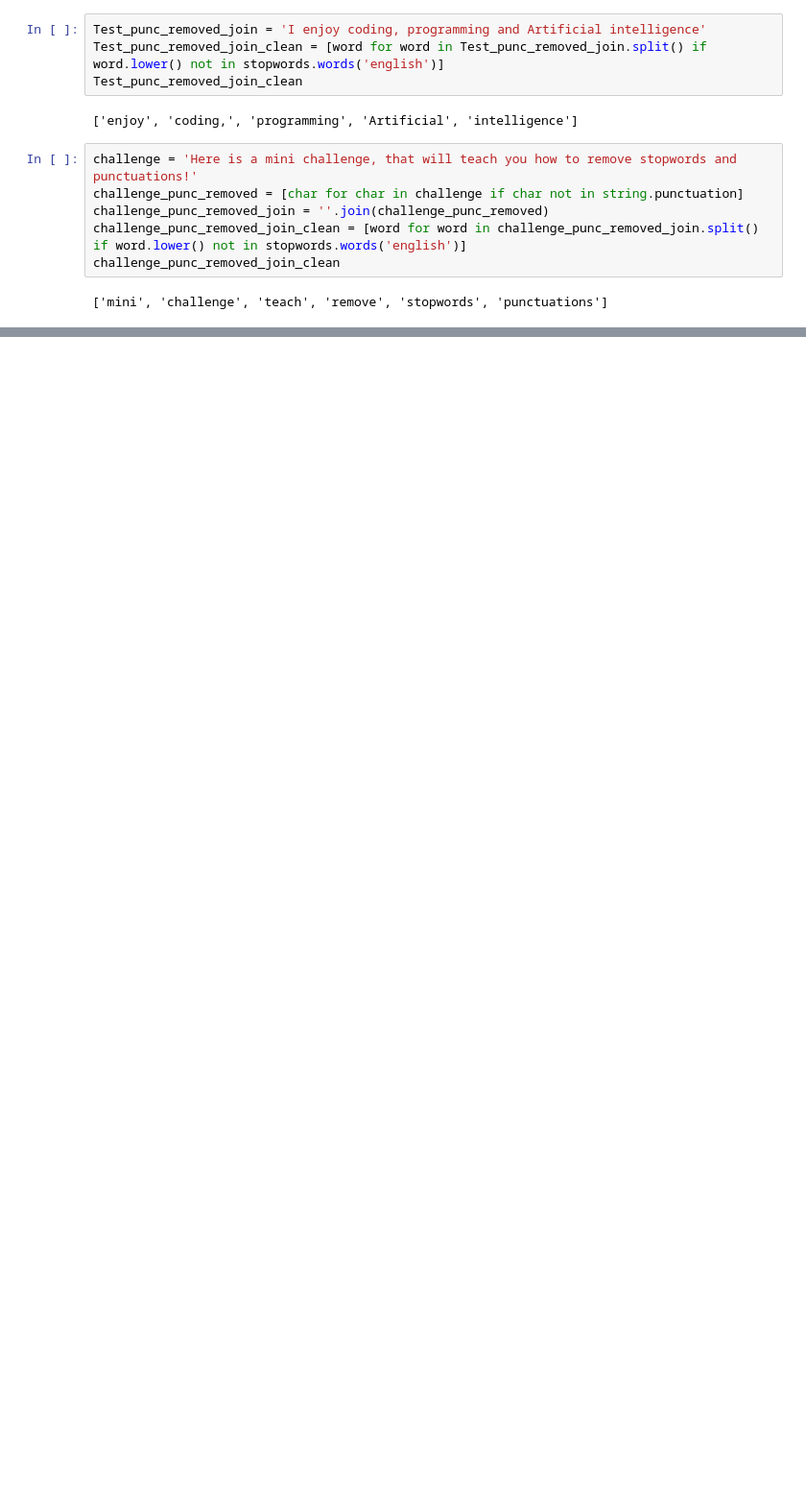
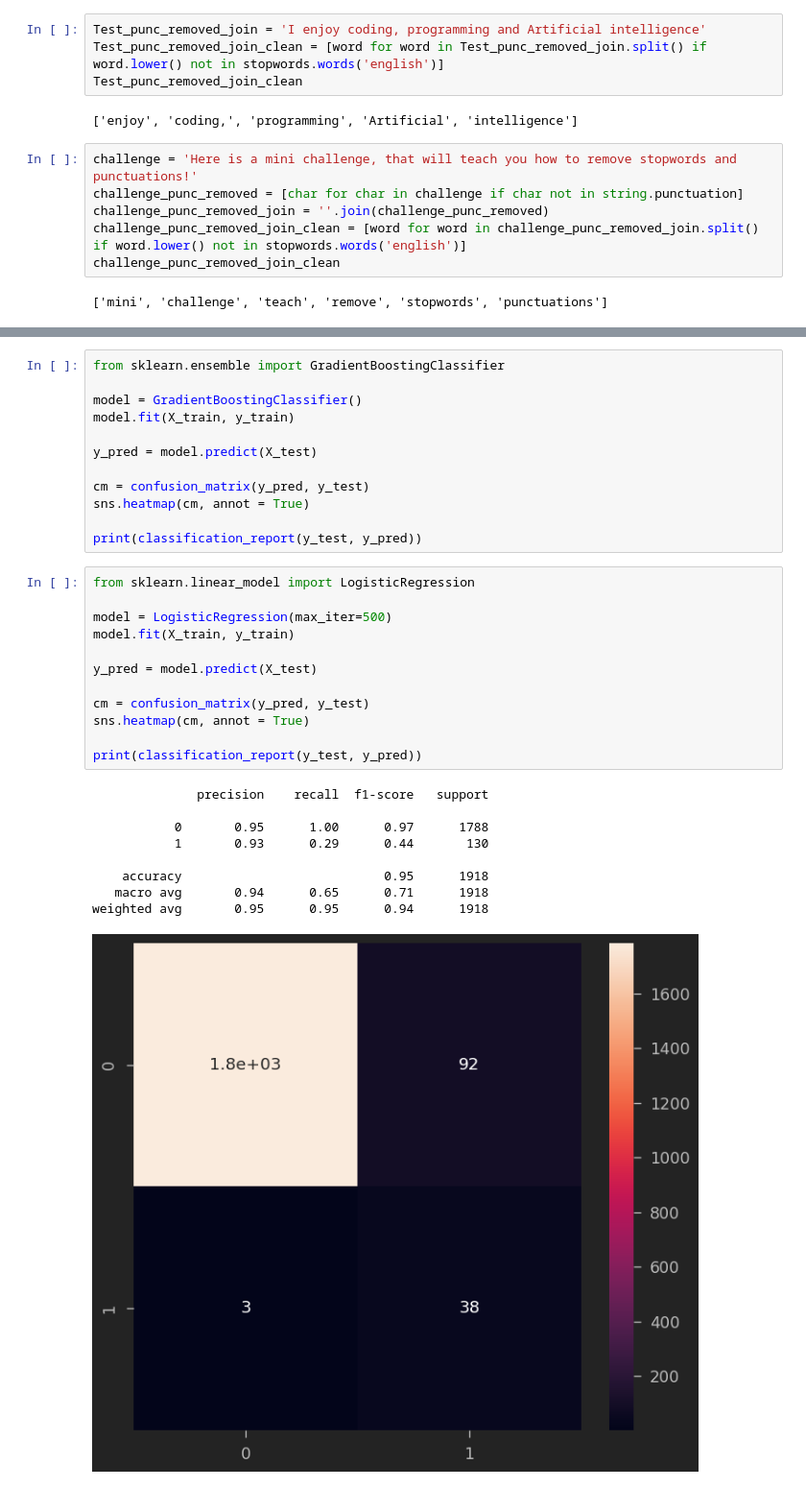
Before and after one commit to Helena190/Twitter_Sentiment_Analysis-Python-Project, a Jupyter notebook: notebooks/Twitter_Sentiment_Analysis.ipynb, the cells around one changed output, grey strips where cells are left out. Shown at 96% size. Saved outputs shown, nothing was run; the diff lists cells and outputs as text; blank space fills up the shorter version.

```diff
--- a/notebooks/Twitter_Sentiment_Analysis.ipynb
+++ b/notebooks/Twitter_Sentiment_Analysis.ipynb
@@ -321,0 +432,34 @@ challenge_punc_removed_join_clean
+# %%
+from sklearn.ensemble import GradientBoostingClassifier
+
+model = GradientBoostingClassifier()
+model.fit(X_train, y_train)
+
+y_pred = model.predict(X_test)
+
+cm = confusion_matrix(y_pred, y_test)
+sns.heatmap(cm, annot = True)
+
+print(classification_report(y_test, y_pred))
+# %%
+from sklearn.linear_model import LogisticRegression
+
+model = LogisticRegression(max_iter=500)
+model.fit(X_train, y_train)
+
+y_pred = model.predict(X_test)
+
+cm = confusion_matrix(y_pred, y_test)
+sns.heatmap(cm, annot = True)
+
+print(classification_report(y_test, y_pred))
+# %% [output]
+              precision    recall  f1-score   support
+
+           0       0.95      1.00      0.97      1788
+           1       0.93      0.29      0.44       130
+
+    accuracy                           0.95      1918
+   macro avg       0.94      0.65      0.71      1918
+weighted avg       0.95      0.95      0.94      1918
+[figure, added]
```
Also changed, not shown: parts of 29 cells of this notebook.
